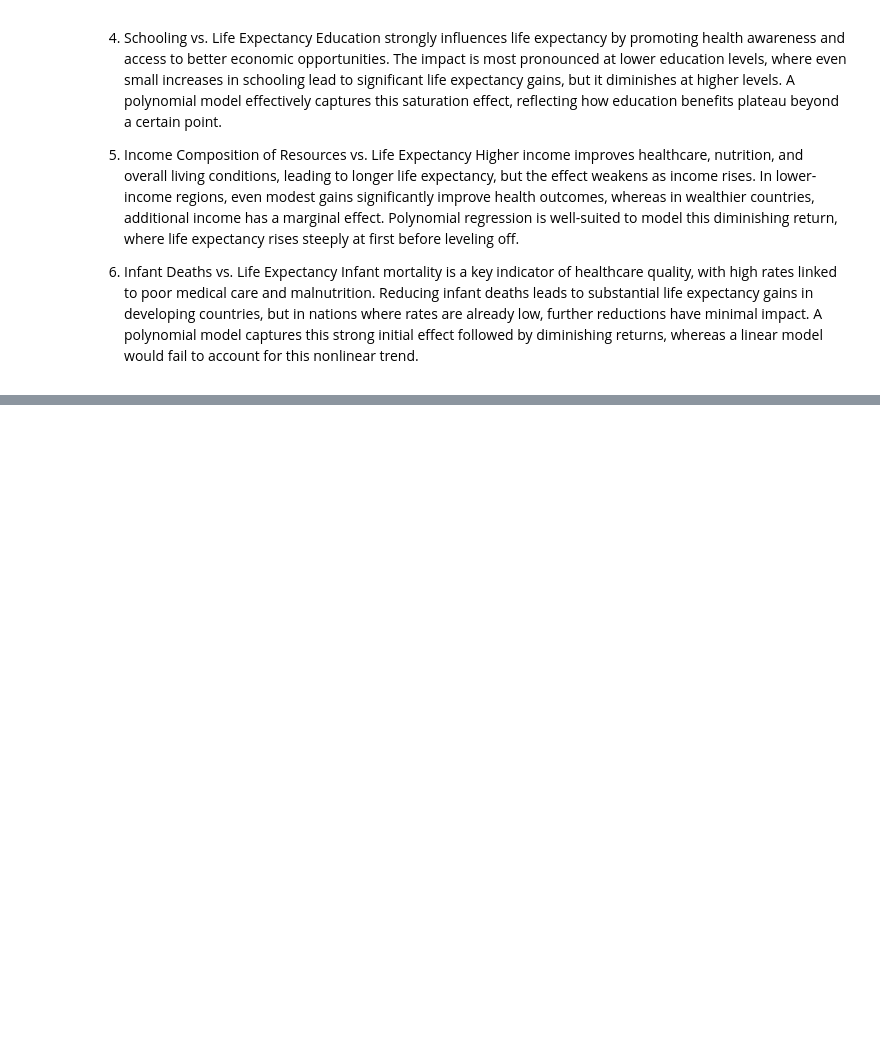
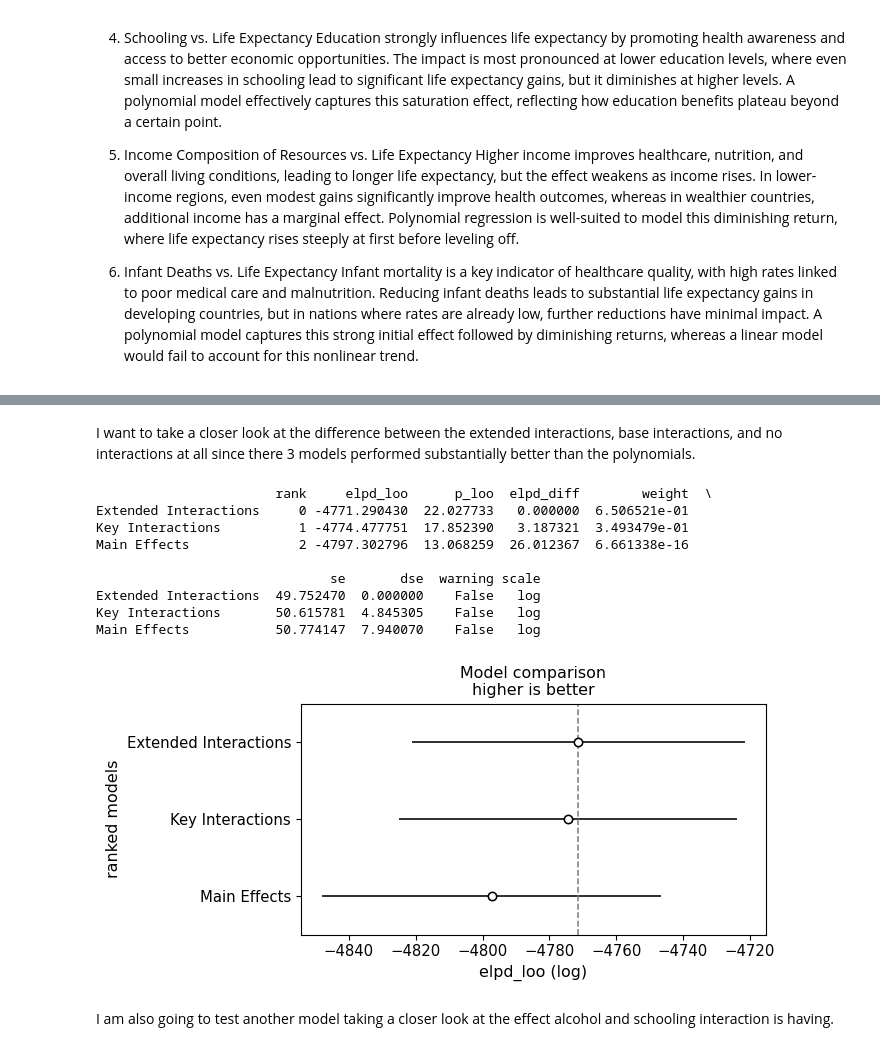
Before and after one commit to Rakeshscode/Data-Science, a Jupyter notebook: Unit7Project.ipynb, the cells around one changed output, grey strips where cells are left out. Cells and saved outputs as stored; diff of their text form; code cells hidden in the pictures; blank space fills up the shorter version.

```diff
--- a/Unit7Project.ipynb
+++ b/Unit7Project.ipynb
@@ -176,0 +290,30 @@ Infant mortality is a key indicator of healthcare quality, with high rates linke
+# %% [markdown]
+I want to take a closer look at the difference between the extended interactions, base interactions, and no interactions at all since there 3 models performed substantially better than the polynomials.
+# %%
+# Perform model comparison using ELPD-LOO
+compare = az.compare(
+    {
+        "Main Effects": model_main,
+        "Key Interactions": model_interactions,
+        "Extended Interactions": model_extended
+    },
+    #method="loo"
+)
+
+# Print and visualize comparison
+print(compare)
+az.plot_compare(compare)
+plt.show()
+# %% [output]
+                       rank     elpd_loo      p_loo  elpd_diff        weight  \
+Extended Interactions     0 -4771.290430  22.027733   0.000000  6.506521e-01
+Key Interactions          1 -4774.477751  17.852390   3.187321  3.493479e-01
+Main Effects              2 -4797.302796  13.068259  26.012367  6.661338e-16
+
+                              se       dse  warning scale
+Extended Interactions  49.752470  0.000000    False   log
+Key Interactions       50.615781  4.845305    False   log
+Main Effects           50.774147  7.940070    False   log
+[figure, added]
+# %% [markdown]
+I am also going to test another model taking a closer look at the effect alcohol and schooling interaction is having.
```
Also changed, not shown: parts of 13 cells of this notebook.
